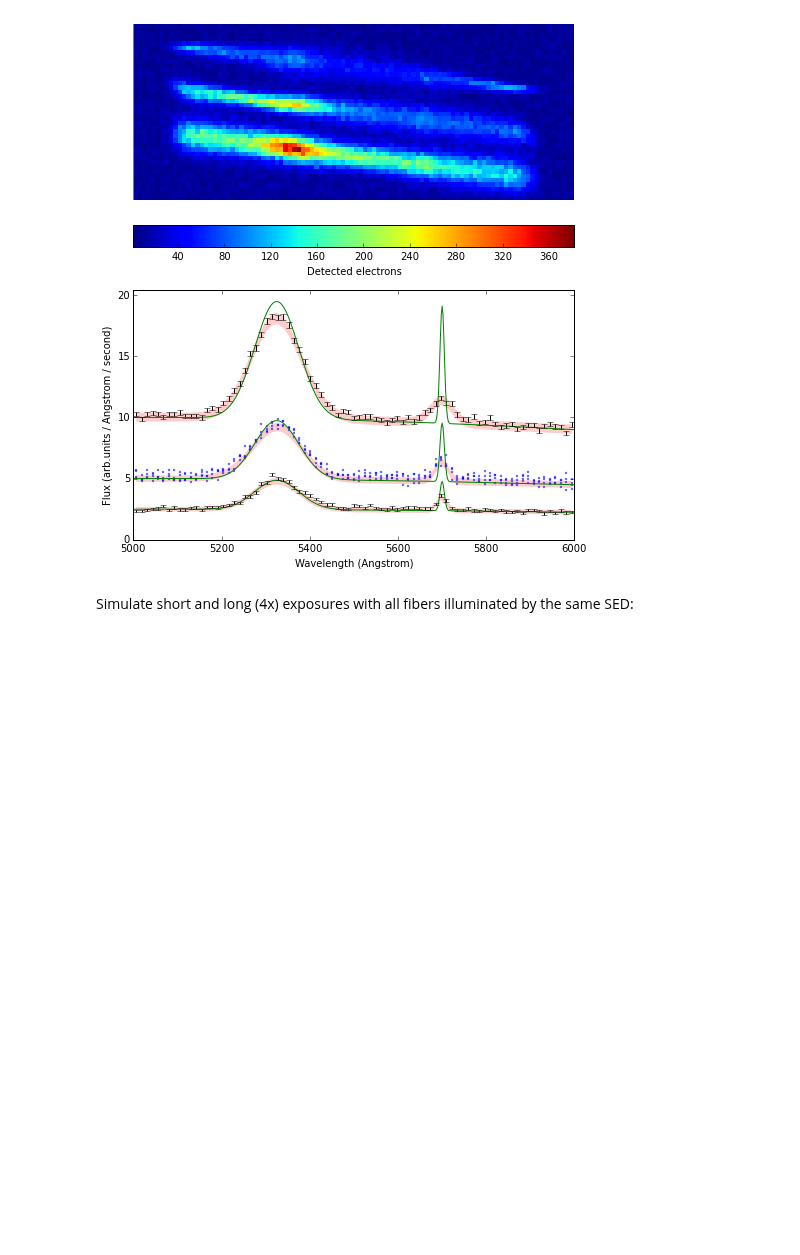
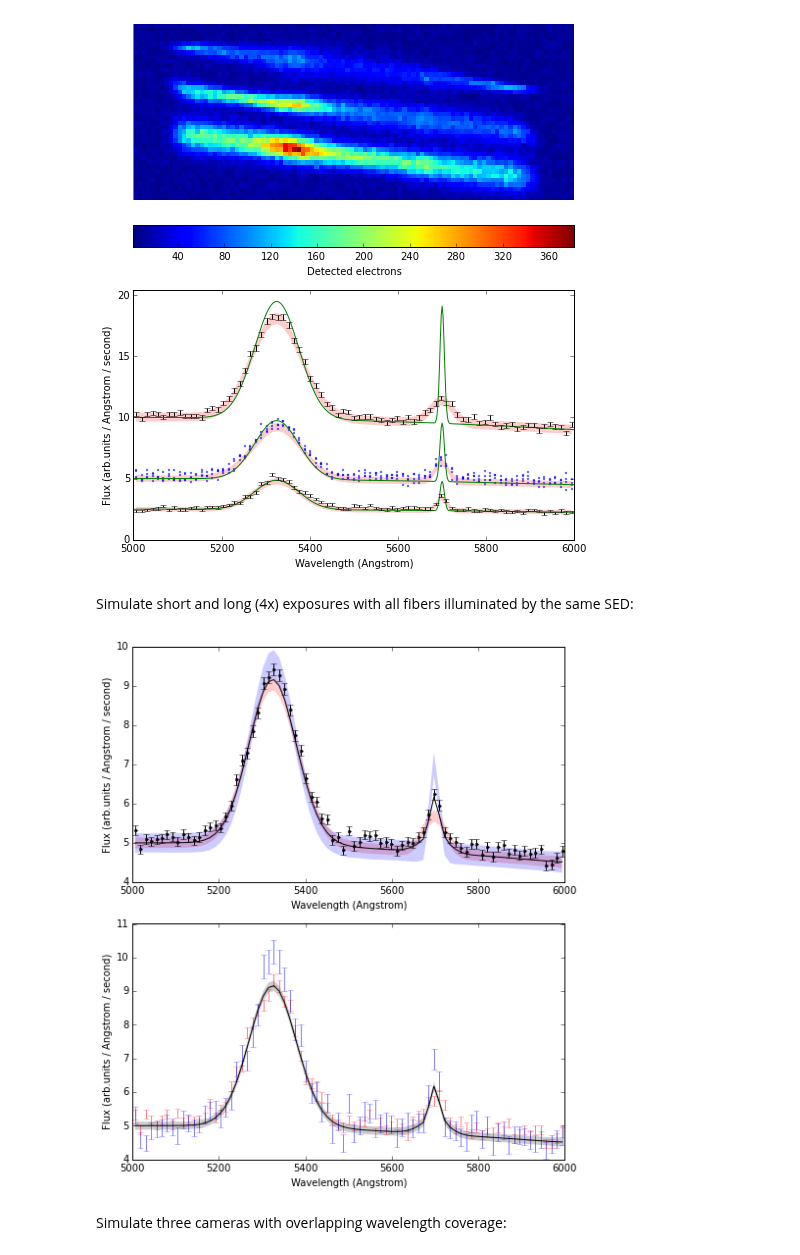
Before and after one commit to desihub/desispec, a Jupyter notebook: doc/nb/SpectroPerfectCoadds.ipynb, the cells around one changed output. Cells and saved outputs as stored; diff of their text form; code cells hidden in the pictures; blank space fills up the shorter version.

Commit message:
Update ipython notebook and add latex note documenting coadds

```diff
--- a/doc/nb/SpectroPerfectCoadds.ipynb
+++ b/doc/nb/SpectroPerfectCoadds.ipynb
@@ -173,8 +179,7 @@ class Detector(object):
 
         Args:
             wlen(numpy.ndarray): Array of wavelengths in Angstroms where the SEDs are tabulated.
-                SEDs are simulated as a sum of PSFs at the midpoints between each wavelength
-                in this array.
+                Should cover (at least) the full detector wavelength coverage.
             SEDs(iterable): A list of SEDs for each fiber. Each SED is represented by
                 a numpy array of fluxes per angstrom per second in arbitrary flux units.
             exposure_time(float): Simulated exposure time in seconds.
@@ -442,6 +522,43 @@ def pipeline_test(detector,simulated,num_exposures,save=None):
     plt.ylabel('Flux (arb.units / Angstrom / second)')
     plt.tight_layout()
     if save: plt.savefig(save)
+# %%
+def coadd_test(sim1,sim2,detector,save=None):
+    exp1 = copy.copy(sim1)
+    exp2 = copy.copy(sim2)
+    exp1['image'] = detector.add_noise(sim1['image'],1)[0]
+    exp2['image'] = detector.add_noise(sim2['image'],1)[0]
+    pipeline = Pipeline(detector)
+    redux1 = pipeline.reduce(exp1)
+    redux2 = pipeline.reduce(exp2)
+    fiber1 = redux2[0]
+    fiber2 = redux1[2]
+    fiber12 = copy.copy(fiber1)
+    fiber12 += fiber2
+    #
+    plt.figure(figsize=(7,8))
+    plt.subplot(2,1,1)
+    plt.errorbar(fiber12.wlen,fiber12.flux,fiber12.ivar**-0.5,color='k',fmt='.',ls='None')
+    #plt.plot(fiber1.wlen,fiber1.truth,'r-')
+    #plt.plot(fiber2.wlen,fiber2.truth,'b-')
+    plt.plot(fiber12.wlen,fiber12.truth,'k-')
+    err1 = fiber1.ivar**-0.5
+    plt.fill_between(fiber1.wlen,fiber1.truth-err1,fiber1.truth+err1,color='r',lw=0,alpha=0.2)
+    err2 = fiber2.ivar**-0.5
+    plt.fill_between(fiber2.wlen,fiber2.truth-err2,fiber2.truth+err2,color='b',lw=0,alpha=0.2)
+    plt.xlabel('Wavelength (Angstrom)')
+    plt.ylabel('Flux (arb.units / Angstrom / second)')
+    #
+    plt.subplot(2,1,2)
+    plt.errorbar(fiber1.wlen,fiber1.flux,fiber1.ivar**-0.5,color='r',ls='None',alpha=0.5)
+    plt.errorbar(fiber2.wlen,fiber2.flux,fiber2.ivar**-0.5,color='b',ls='None',alpha=0.5)
+    plt.plot(fiber12.wlen,fiber12.truth,'k-')
+    err12 = fiber12.ivar**-0.5
+    plt.fill_between(fiber12.wlen,fiber12.truth-err12,fiber12.truth+err12,color='k',lw=0,alpha=0.2)
+    plt.xlabel('Wavelength (Angstrom)')
+    plt.ylabel('Flux (arb.units / Angstrom / second)')
+    plt.tight_layout()
+    if save: plt.savefig(save)
 # %% [markdown]
 ## Examples and Plots
 # %% [markdown]
@@ -472,3 +589,9 @@ Simulate short and long (4x) exposures with all fibers illuminated by the same S
 short_exposure = detector.simulate(wlen,[sed,sed,sed],exposure_time = 200.);
 # %%
 long_exposure = detector.simulate(wlen,[sed,sed,sed],exposure_time = 800.);
+# %%
+coadd_test(short_exposure,long_exposure,detector,save='../tex/fig/stacked.pdf')
+# %% [output]
+[figure, added]
+# %% [markdown]
+Simulate three cameras with overlapping wavelength coverage:
```
Also changed, not shown: parts of 16 cells of this notebook, 10 other files.
